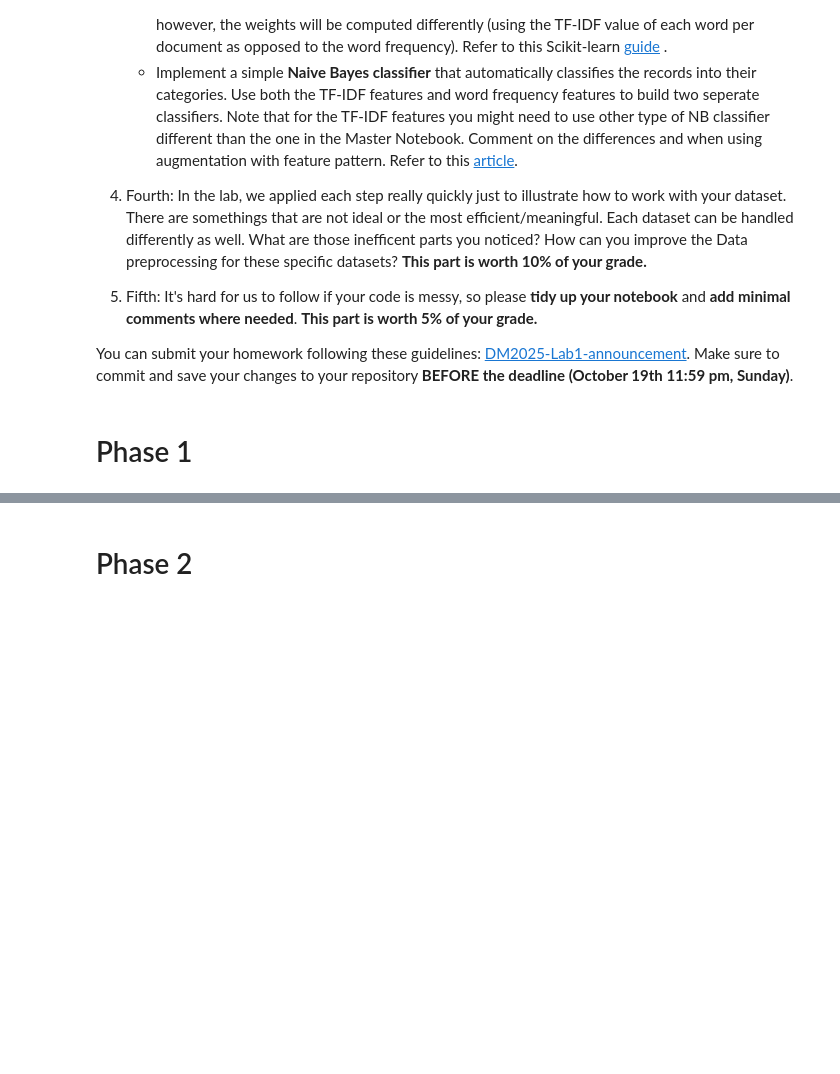
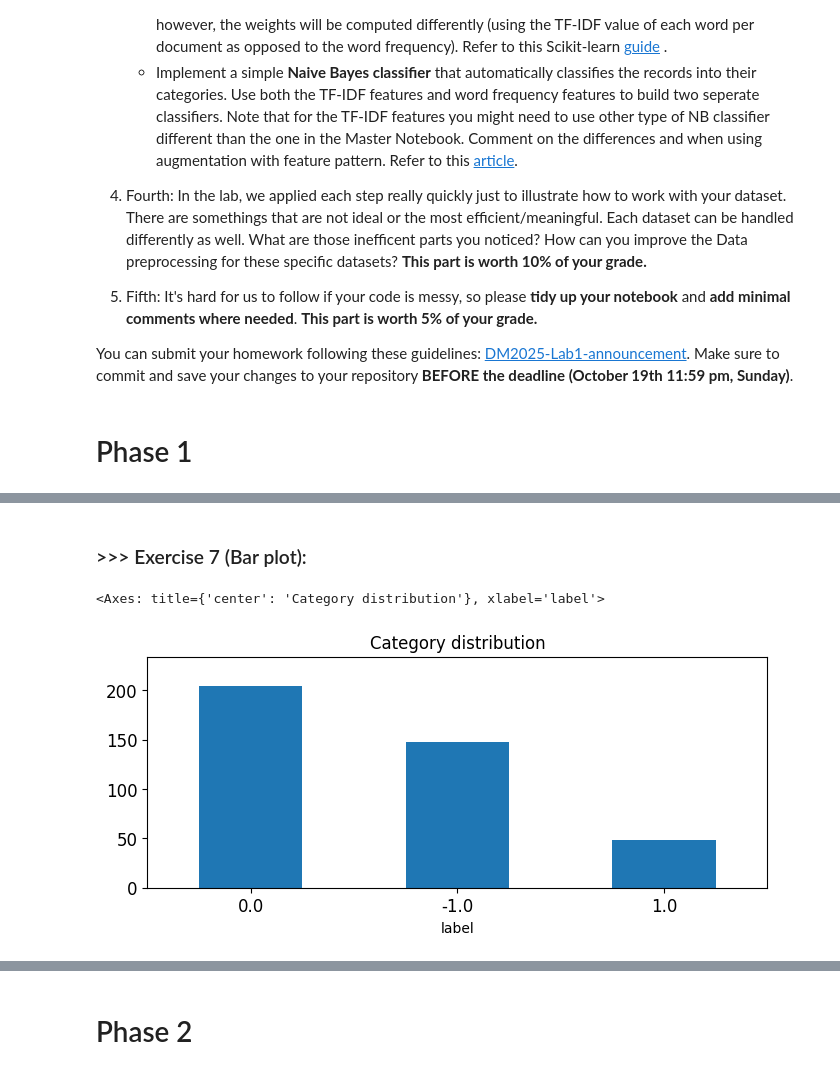
Before and after one commit to huang-chen-wei/DM2025-Lab1-Exercise, a Jupyter notebook: DM2025-Lab1-Homework.ipynb, the cells around one changed output, grey strips where cells are left out. Saved outputs shown, nothing was run; the diff lists cells and outputs as text; code cells hidden in the pictures; blank space fills up the shorter version.

```diff
--- a/DM2025-Lab1-Homework.ipynb
+++ b/DM2025-Lab1-Homework.ipynb
@@ -62,0 +83,8 @@ You can submit your homework following these guidelines: [DM2025-Lab1-announceme
+# %%
+from pathlib import Path
+
+p = Path("newdataset\Reddit-stock-sentiment.csv")
+df = pd.read_csv(p, low_memory=False)
+# 1. Quick preview
+print(df.shape) # (number of data, number of variables/fetures)
+df[0:4]
@@ -62,0 +191,3 @@ You can submit your homework following these guidelines: [DM2025-Lab1-announceme
+# %%
+#Answer here
+X = df.iloc[:, [0, 3, 4, *range(7, 16)]]
@@ -62,0 +259,4 @@ You can submit your homework following these guidelines: [DM2025-Lab1-announceme
+# %%
+X_sample = X.sample(n=400, replace=False, random_state=97)
+print(len(X_sample))
+X_sample[0:4]
@@ -62,0 +291,11 @@ You can submit your homework following these guidelines: [DM2025-Lab1-announceme
+# %% [markdown]
+### >>> Exercise 7 (Bar plot):
+# %%
+# Answer here
+X_sample.label.value_counts().plot(kind = 'bar',
+                                   title = 'Category distribution',
+                                   ylim = [0, X_sample.label.value_counts().max()+30],
+                                   rot = 0, fontsize = 12, figsize = (8,3))
+# %% [output]
+<Axes: title={'center': 'Category distribution'}, xlabel='label'>
+[figure, added]
```
Also changed, not shown: parts of 65 cells of this notebook, 4 other files.
